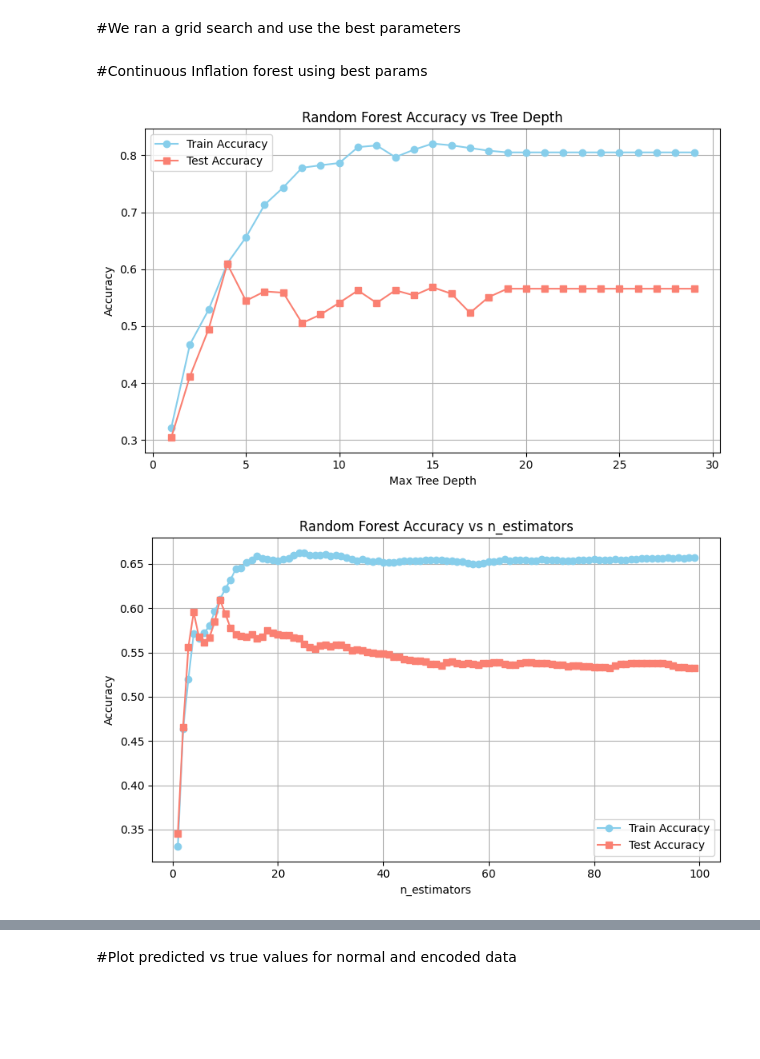
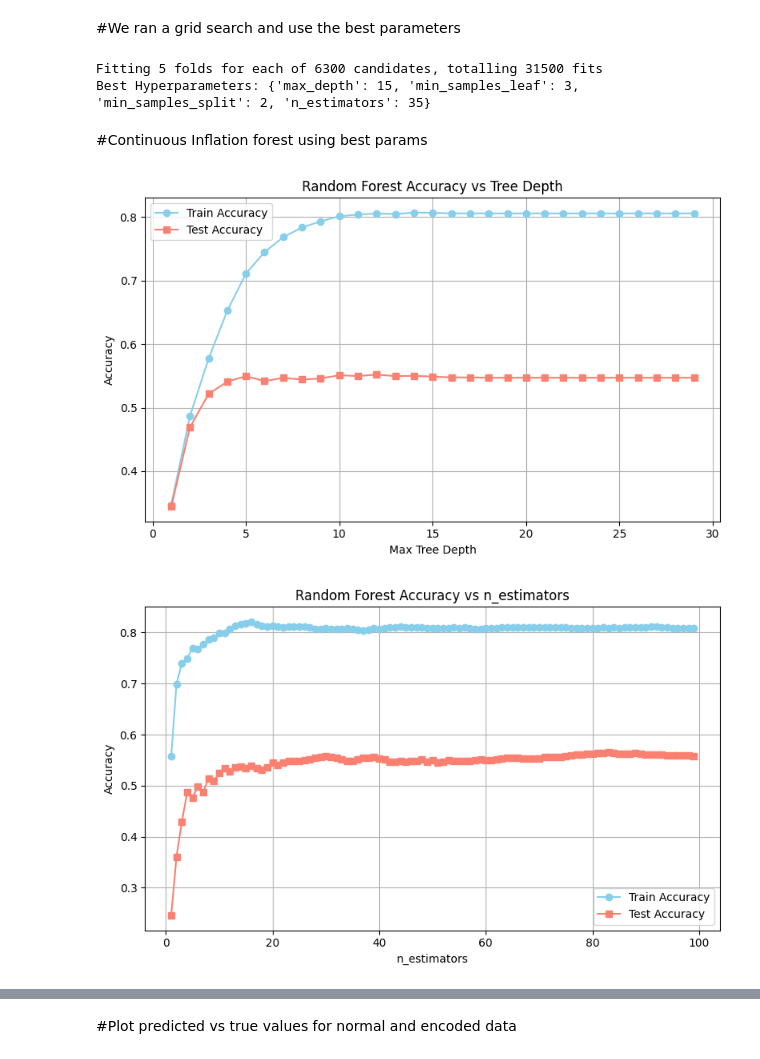
Before and after one commit to annadelpozo/MDL-Turing, a Jupyter notebook: MDL_project_Final_version.ipynb, the cells around one changed output, grey strips where cells are left out. Saved outputs shown, nothing was run; the diff lists cells and outputs as text; code cells hidden in the pictures; blank space fills up the shorter version.

```diff
--- a/MDL_project_Final_version.ipynb
+++ b/MDL_project_Final_version.ipynb
@@ -159,7 +159,7 @@ Drop all remaining NaN rows
 
 Also: create df_encoded and encode by country as a method of including country effects
 # %%
-data.drop(columns = ["GDP deflator Index growth rate", "Headline Consumer Price Inflation", "Continent/Region", "Producer_price_inflation_lag1", "Official_Core_CPI_lag1","Year"], inplace = True)
+data.drop(columns = ["Headline Consumer Price Inflation","GDP deflator Index growth rate", "Continent/Region", "Producer_price_inflation_lag1", "Official_Core_CPI_lag1","Year"], inplace = True)
 data.dropna(inplace = True)
 
 countries_to_drop = ["Zimbabwe", "Lebanon", "Argentina","Turkey"]
@@ -196,11 +236,10 @@ test_accuracies = []
 
 for depth in depths:
     model = RandomForestClassifier(
-        n_estimators=6,
-        max_depth=depth,
-        min_samples_leaf=2,
-        min_samples_split=3,
-        max_features='sqrt',
+        n_estimators=10,
+        max_depth = depth,
+        min_samples_leaf = 2,
+        min_samples_split = 5,
         random_state=42
     )
     model.fit(X_train, y_train)
@@ -232,10 +271,9 @@ test_accuracies = []
 for estimator in estim:
     model = RandomForestClassifier(
         n_estimators=estimator,
-        max_depth=6,
-        min_samples_leaf=2,
-        min_samples_split=3,
-        max_features='sqrt',
+        max_depth=8,
+        min_samples_leaf = 2,
+        min_samples_split = 5,
         random_state=42
     )
     model.fit(X_train, y_train)
@@ -359,6 +396,47 @@ print(X_train.shape, X_test.shape, y_train.shape, y_test.shape)
 (749, 9) (188, 9) (749,) (188,)
 # %% [markdown]
 #We ran a grid search and use the best parameters
+# %%
+from inspect import modulesbyfile
+from sklearn.ensemble import RandomForestRegressor
+from sklearn.ensemble import RandomForestClassifier
+from sklearn.model_selection import GridSearchCV
+from sklearn.metrics import mean_absolute_error
+
+modelrf = RandomForestRegressor(random_state=42)
+param_grid = {
+    "n_estimators": [5,6,7,8,9,10,11,12,13,14,15,16,17,18,19,20,25,30,35,40,50],          # Number of trees in the forest
+    "max_depth": [1,2,3,4,5,6,7,8,9, 10, 15, 20],         # Maximum depth of trees
+    "min_samples_split": [1,2,3, 5, 7],         # Minimum samples required to split a node
+    "min_samples_leaf": [1, 2,3,4, 5]            # Minimum samples at leaf node
+}
+
+# Perform Grid Search with Cross-Validation
+grid_search = GridSearchCV(
+    estimator = modelrf,
+    param_grid = param_grid,
+    scoring = 'neg_mean_absolute_error',
+    cv = 5,            # 5-fold cross-validation
+    n_jobs = -1,       # Use all CPU cores for faster computation
+    verbose = 2        # Print progress
+)
+
+
+
+# Fit the Grid Search to the data
+grid_search.fit(X_train, y_train)
+
+# Get the best parameters
+print("Best Hyperparameters:", grid_search.best_params_)
+
+# Get the best model
+best_rf = grid_search.best_estimator_
+
+# Evaluate on test set
+test_score = best_rf.score(X_test, y_test)
+# %% [output]
+Fitting 5 folds for each of 6300 candidates, totalling 31500 fits
+Best Hyperparameters: {'max_depth': 15, 'min_samples_leaf': 3, 'min_samples_split': 2, 'n_estimators': 35}
 # %% [markdown]
 #Continuous Inflation forest using best params
 # %%
@@ -372,11 +450,10 @@ test_accuracies = []
 
 for depth in depths:
     model = RandomForestRegressor(
-        n_estimators=9,
+        n_estimators=35,
         max_depth=depth,
-        min_samples_leaf=2,
-        min_samples_split=3,
-        max_features='sqrt',
+        min_samples_leaf=3,
+        min_samples_split=2,
         random_state=42
     )
     model.fit(X_train, y_train)
@@ -395,41 +472,40 @@ plt.grid(True)
 plt.tight_layout()
 plt.show()
 # %% [output]
-[figure, old version]
+[figure, new version]
 # %%
 import matplotlib.pyplot as plt
 from sklearn.ensemble import RandomForestRegressor
 import numpy as np
 
 estim = list(range(1, 100))  # Try depths from 1 to 20
 train_accuracies = []
 test_accuracies = []
 
 for estimator in estim:
     model = RandomForestRegressor(
         n_estimators=estimator,
-        max_depth=4,
-        min_samples_leaf=2,
-        min_samples_split=3,
-        max_features='sqrt',
+        max_depth=15,
+        min_samples_leaf=3,
+        min_samples_split=2,
         random_state=42
     )
     model.fit(X_train, y_train)
     train_accuracies.append(model.score(X_train, y_train))
     test_accuracies.append(model.score(X_test, y_test))
 
 # Plotting
 plt.figure(figsize=(8, 5))
 plt.plot(estim, train_accuracies, marker='o', label='Train Accuracy', color='skyblue')
 plt.plot(estim, test_accuracies, marker='s', label='Test Accuracy', color='salmon')
 plt.xlabel('n_estimators')
 plt.ylabel('Accuracy')
 plt.title('Random Forest Accuracy vs n_estimators')
 plt.legend()
 plt.grid(True)
 plt.tight_layout()
 plt.show()
 # %% [output]
-[figure, old version]
+[figure, new version]
 # %%
 from sklearn.ensemble import RandomForestRegressor as RFR
```
Also changed, not shown: parts of 11 cells of this notebook.
